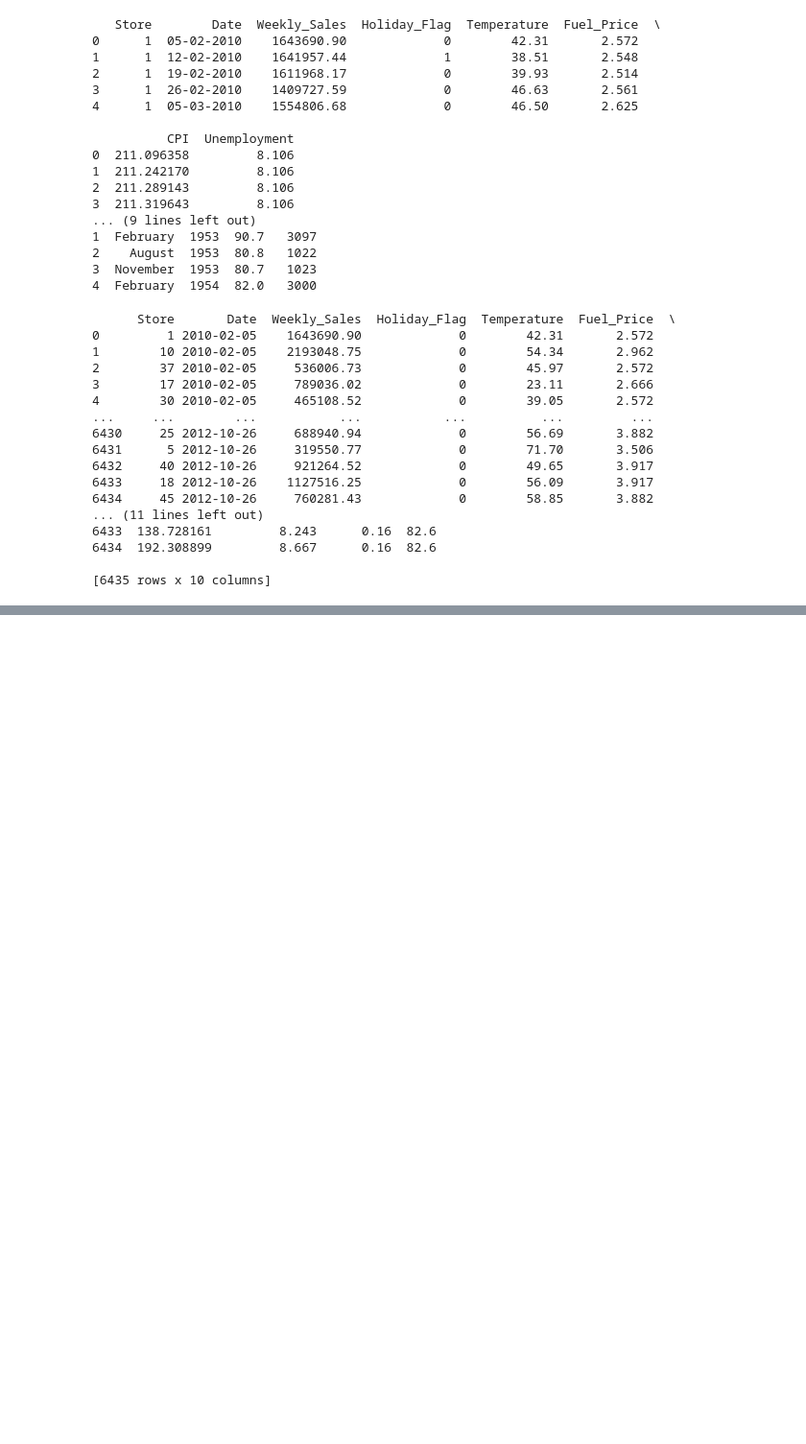
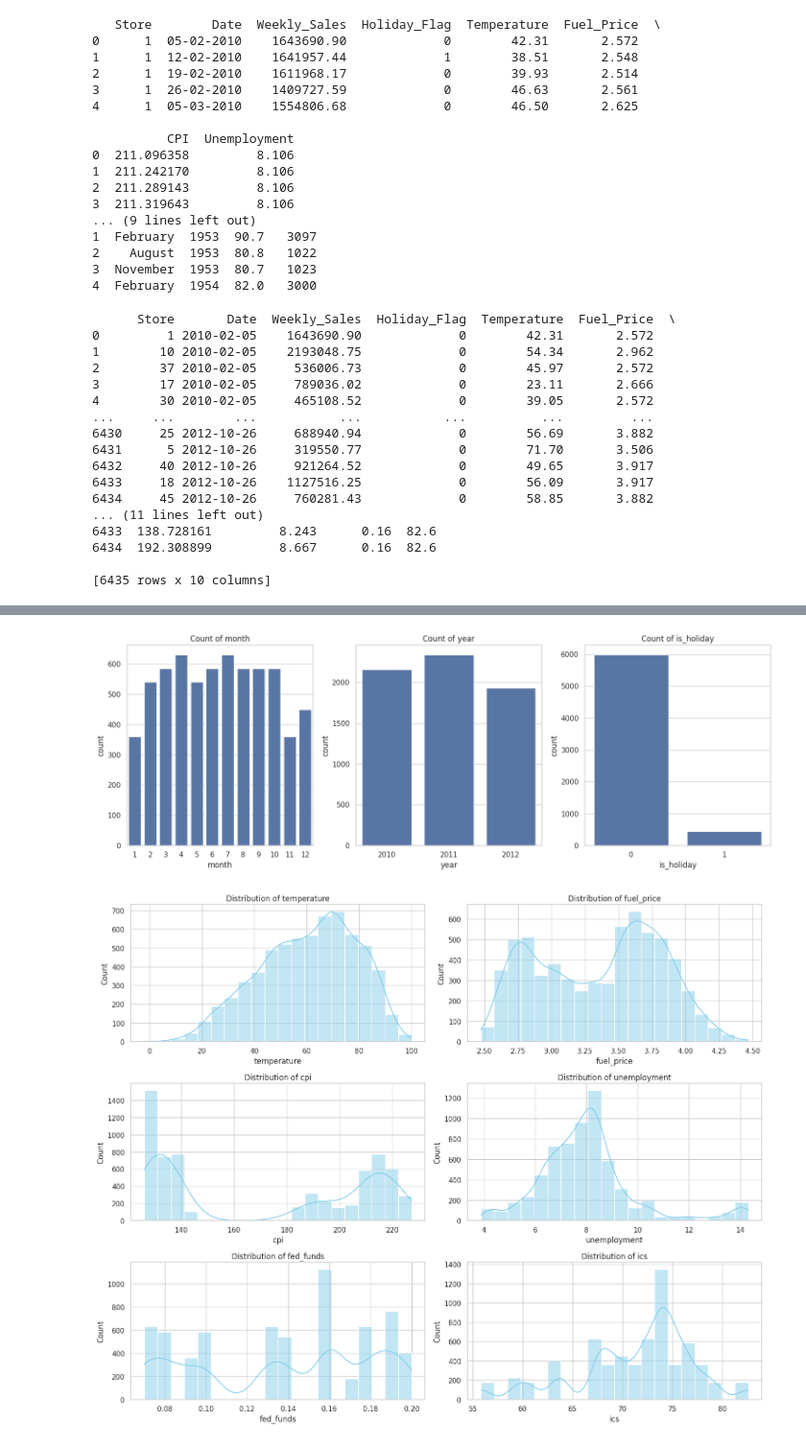
Before and after one commit to random-logic/Demand-Forecast, a Jupyter notebook: src/EDA_Dylan.ipynb, the cells around one changed output, grey strips where cells are left out. Shown at 96% size. Drawn from its saved outputs; the diff is of its cells as text; code cells hidden in the pictures; blank space fills up the shorter version.

```diff
--- a/src/EDA_Dylan.ipynb
+++ b/src/EDA_Dylan.ipynb
@@ -146,0 +74,15 @@ TypeError: 'DatetimeArray' with dtype datetime64[ns] does not support reduction
+# %%
+# Feature engineering: split date into month and year
+df['Month'] = df['Date'].dt.month.astype('int64')
+df['Year'] = df['Date'].dt.year.astype('int64')
+df.drop('Date', axis=1, inplace=True)
+
+# Reorder columns for clarity
+df = df[['Store', 'Month', 'Year', 'Holiday_Flag', 'Temperature', 'Fuel_Price',
+         'CPI', 'Unemployment', 'FedFunds', 'ICS', 'Weekly_Sales']]
+
+# Rename columns for clarity
+df.columns = ['store_id', 'month', 'year', 'is_holiday', 'temperature',
+              'fuel_price', 'cpi', 'unemployment', 'fed_funds', 'ics', 'weekly_sales']
+
+print(df.info())
@@ -146,0 +109,32 @@ TypeError: 'DatetimeArray' with dtype datetime64[ns] does not support reduction
+# %%
+# Set the plot style
+sns.set_theme(style="whitegrid")
+
+# Categorical variables
+categorical_features = ['month', 'year', 'is_holiday']
+
+# Numerical variables
+numerical_features = ['temperature', 'fuel_price', 'cpi', 'unemployment', 'fed_funds', 'ics']
+
+# Distributions of categorical features (bar plots)
+plt.figure(figsize=(15, 10))
+for i, feature in enumerate(categorical_features, 1):
+    plt.subplot(2, 3, i)  # 2 rows, 3 columns of subplots
+    sns.countplot(x=feature, data=df)
+    plt.title(f'Count of {feature}')
+    plt.tight_layout()
+
+plt.show()
+
+# Distributions of numerical features (histograms + KDE)
+plt.figure(figsize=(15, 12))
+for i, feature in enumerate(numerical_features, 1):
+    plt.subplot(3, 2, i)  # 3 rows, 2 columns of subplots
+    sns.histplot(df[feature], kde=True, color='skyblue', bins=20)
+    plt.title(f'Distribution of {feature}')
+    plt.tight_layout()
+
+plt.show()
+# %% [output]
+[figure, added]
+[figure, added]
```
Also changed, not shown: parts of 6 cells of this notebook.
